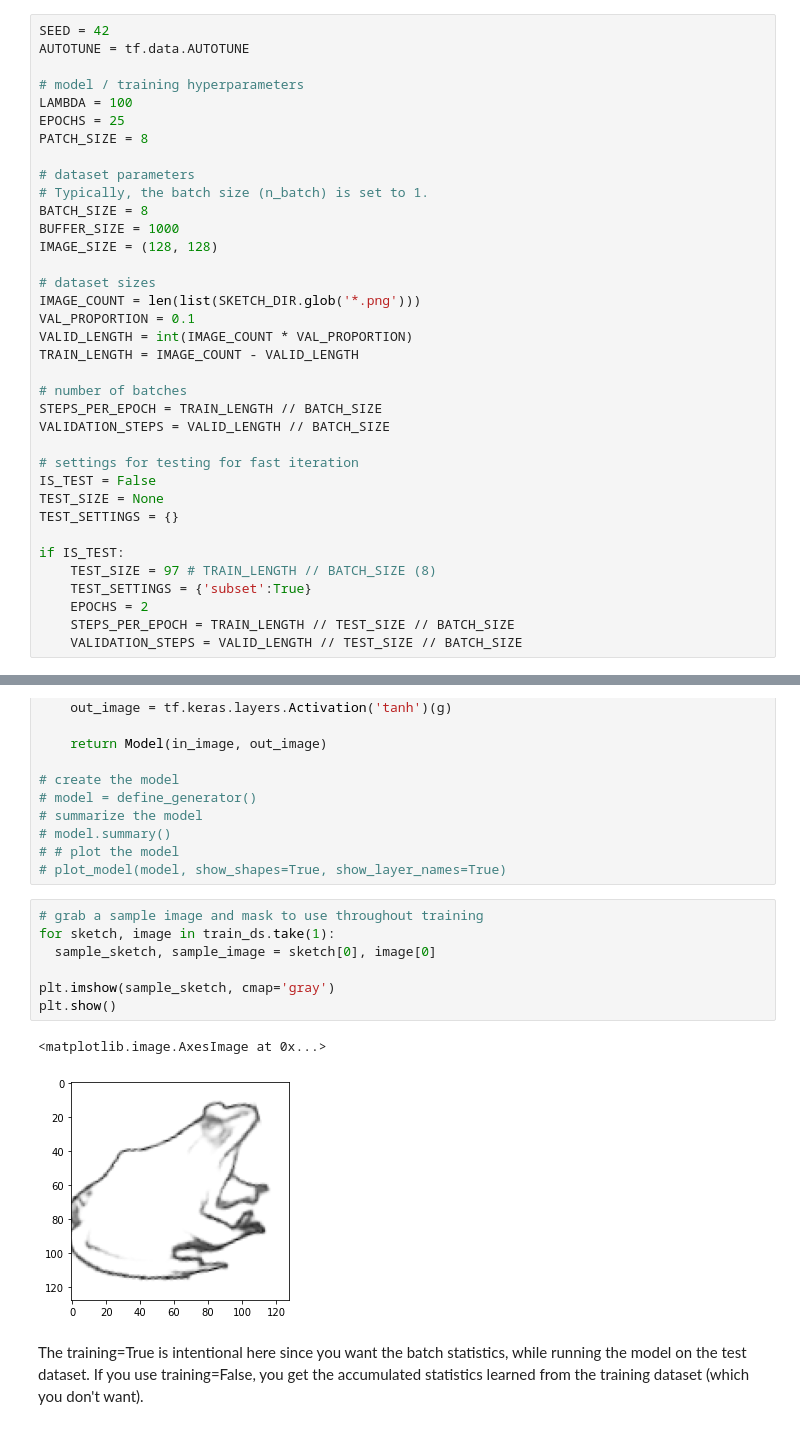
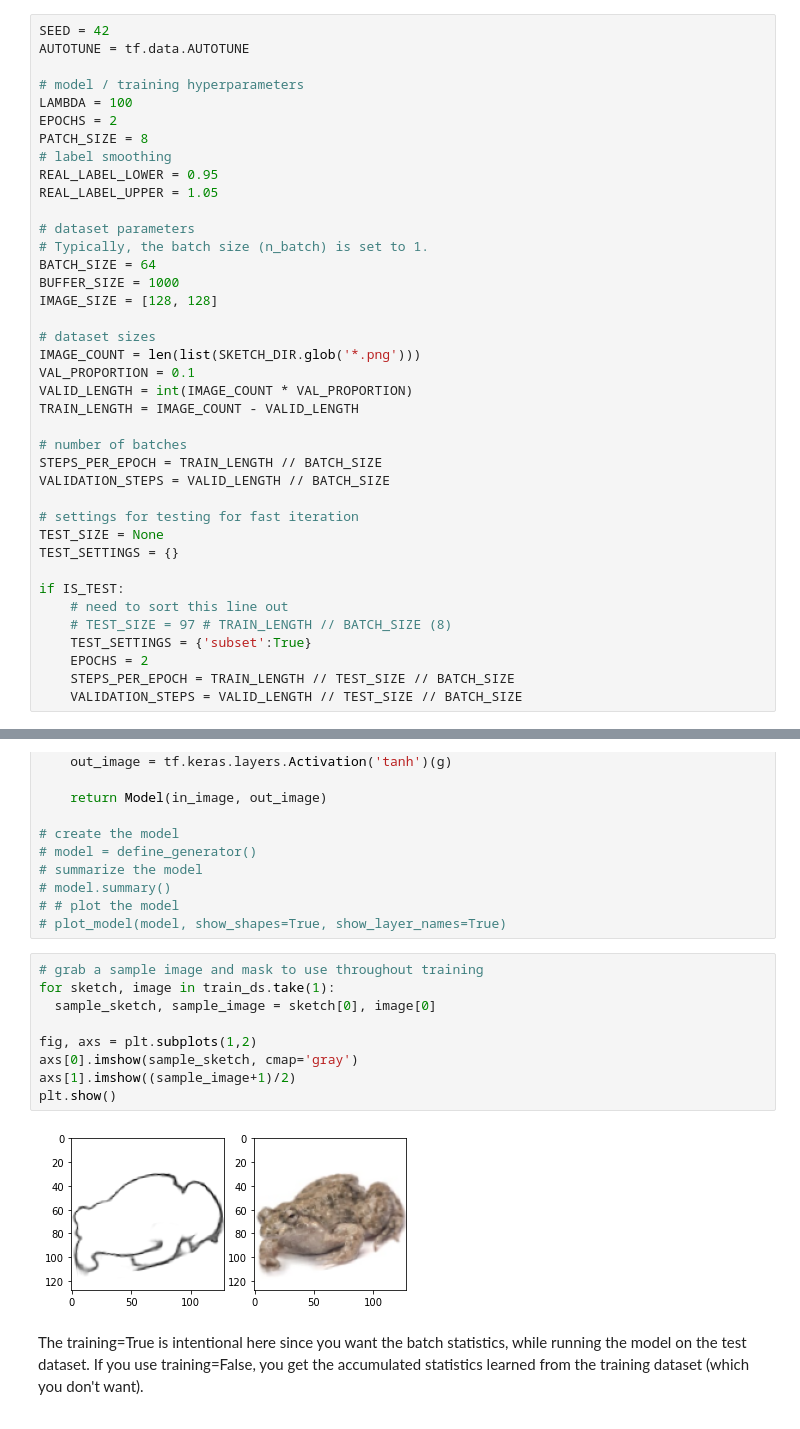
Before and after one commit to yleneb/sketch2frog, a Jupyter notebook: notebooks/3. sketch2frog.ipynb, the cells around one changed output, grey strips where cells are left out. Saved outputs shown, nothing was run; the diff lists cells and outputs as text.

Commit message:
new train loop. fix errors in model. label smooth

```diff
--- a/notebooks/3. sketch2frog.ipynb
+++ b/notebooks/3. sketch2frog.ipynb
@@ -56,14 +62,17 @@ AUTOTUNE = tf.data.AUTOTUNE
 
 # model / training hyperparameters
 LAMBDA = 100
-EPOCHS = 25
+EPOCHS = 2
 PATCH_SIZE = 8
+# label smoothing
+REAL_LABEL_LOWER = 0.95
+REAL_LABEL_UPPER = 1.05
 
 # dataset parameters
 # Typically, the batch size (n_batch) is set to 1.
-BATCH_SIZE = 8
+BATCH_SIZE = 64
 BUFFER_SIZE = 1000
-IMAGE_SIZE = (128, 128)
+IMAGE_SIZE = [128, 128]
 
 # dataset sizes
 IMAGE_COUNT = len(list(SKETCH_DIR.glob('*.png')))
@@ -76,12 +85,12 @@ STEPS_PER_EPOCH = TRAIN_LENGTH // BATCH_SIZE
 VALIDATION_STEPS = VALID_LENGTH // BATCH_SIZE
 
 # settings for testing for fast iteration
-IS_TEST = False
 TEST_SIZE = None
 TEST_SETTINGS = {}
 
 if IS_TEST:
-    TEST_SIZE = 97 # TRAIN_LENGTH // BATCH_SIZE (8)
+    # need to sort this line out
+    # TEST_SIZE = 97 # TRAIN_LENGTH // BATCH_SIZE (8)
     TEST_SETTINGS = {'subset':True}
     EPOCHS = 2
     STEPS_PER_EPOCH = TRAIN_LENGTH // TEST_SIZE // BATCH_SIZE
@@ -333,13 +338,14 @@ def define_generator(sketch_shape=(128,128,1)):
 # %%
 # grab a sample image and mask to use throughout training
 for sketch, image in train_ds.take(1):
   sample_sketch, sample_image = sketch[0], image[0]
 
-plt.imshow(sample_sketch, cmap='gray')
+fig, axs = plt.subplots(1,2)
+axs[0].imshow(sample_sketch, cmap='gray')
+axs[1].imshow((sample_image+1)/2)
 plt.show()
 # %% [output]
-<matplotlib.image.AxesImage at 0x...>
-[figure, old version]
+[figure, new version]
 # %% [markdown]
 The training=True is intentional here since you want the batch statistics, while running the model on the test dataset. If you use training=False, you get the accumulated statistics learned from the training dataset (which you don't want).
 # %% [markdown]
```
Also changed, not shown: parts of 22 cells of this notebook.
